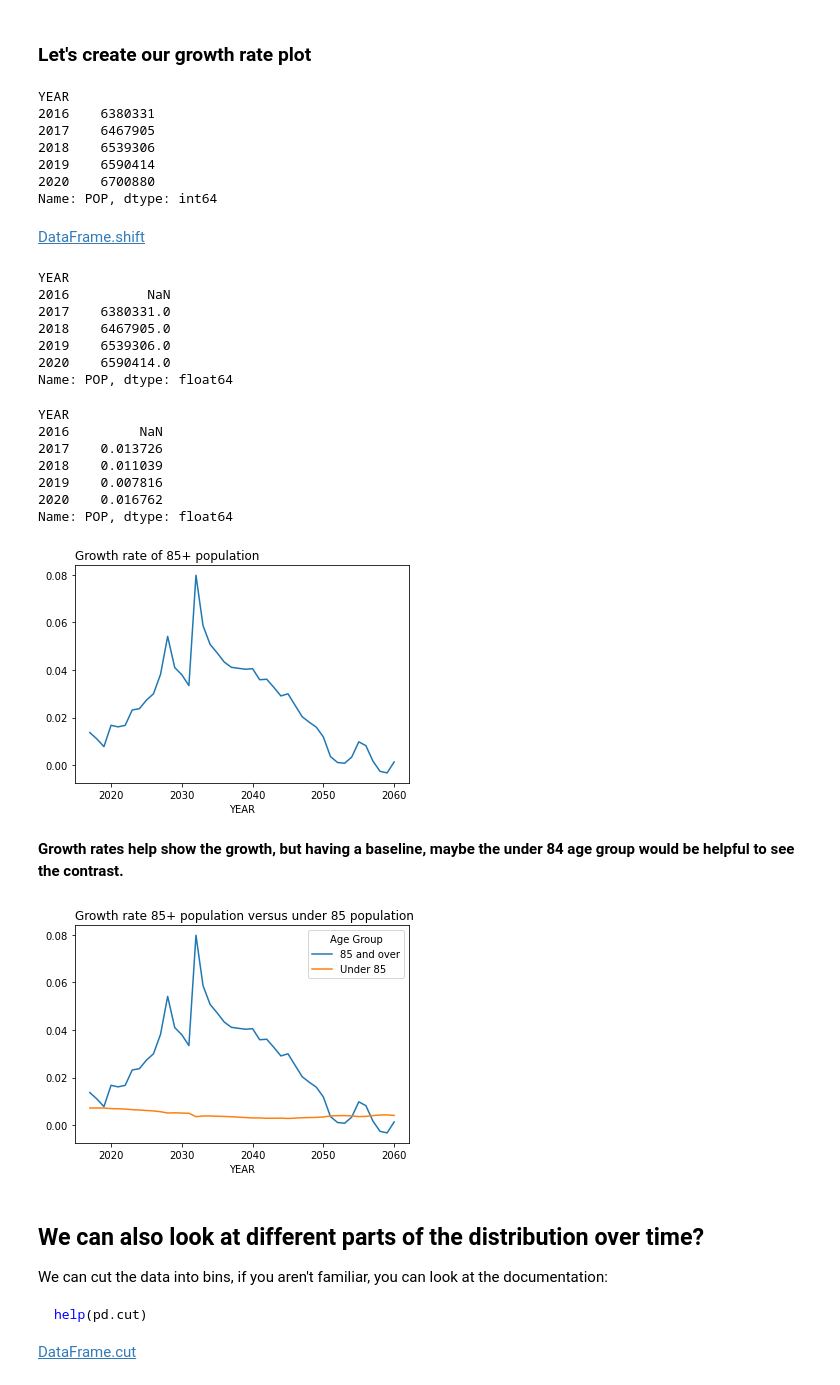
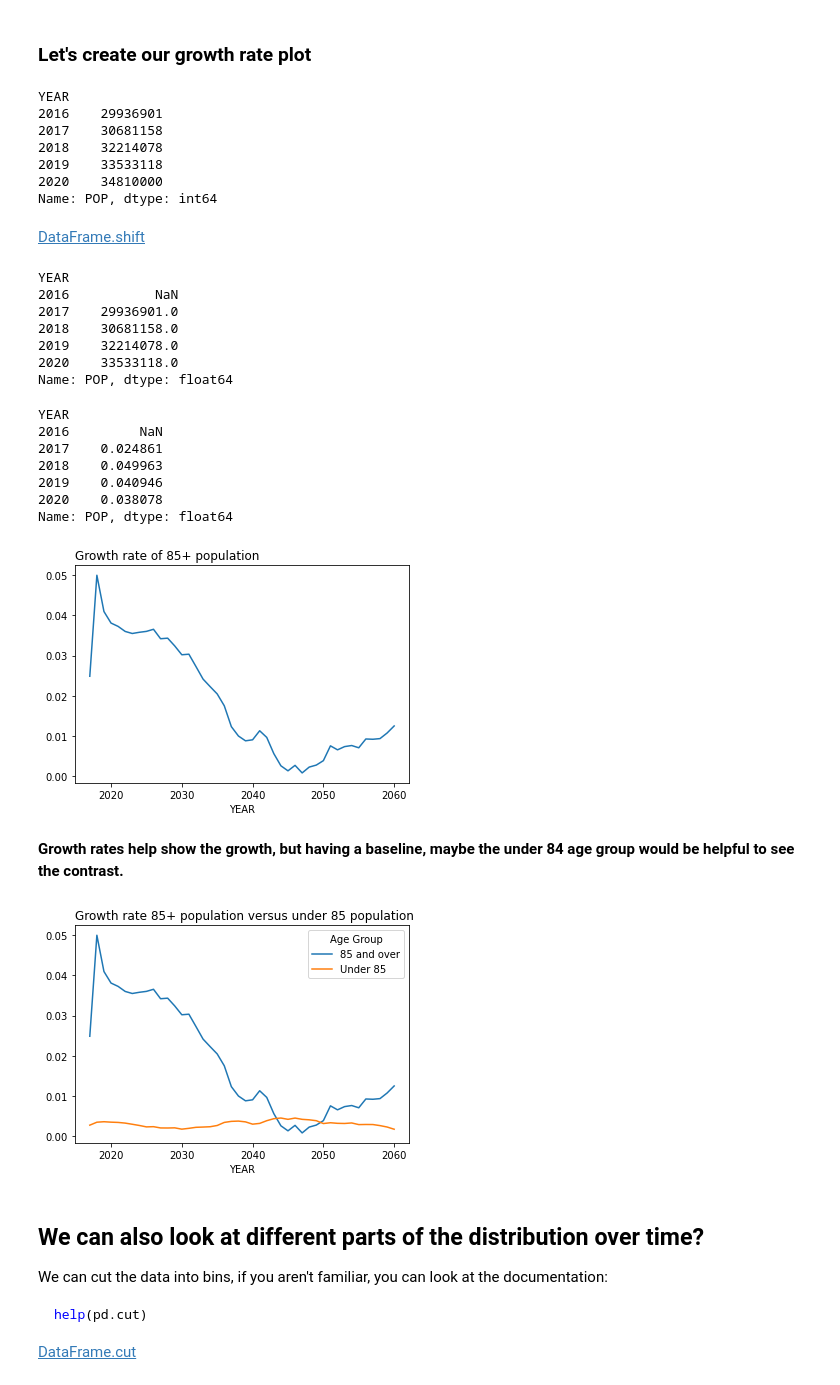
Before and after one commit to sribasanth123/DS602_Spring2023, a Jupyter notebook: week1/population-projections.ipynb, the cells around one changed output. Saved outputs shown, nothing was run; the diff lists cells and outputs as text; code cells hidden in the pictures.

```diff
--- a/week1/population-projections.ipynb
+++ b/week1/population-projections.ipynb
@@ -259,18 +240,18 @@ This shows that on average, the population is aging. The original plot seemed to
 ### Let's create our growth rate plot
 # %%
 pop85 = (
-    dfLong.query('AGE>84')
+    dfLong.query('AGE>70')
     .groupby('YEAR')['POP']
     .sum()
 )
 pop85.head()
 # %% [output]
 YEAR
-2016    6380331
-2017    6467905
-2018    6539306
-2019    6590414
-2020    6700880
+2016    29936901
+2017    30681158
+2018    32214078
+2019    33533118
+2020    34810000
 Name: POP, dtype: int64
 # %% [markdown]
 [DataFrame.shift](https://pandas.pydata.org/docs/reference/api/pandas.DataFrame.shift.html)
@@ -278,11 +259,11 @@ Name: POP, dtype: int64
 pop85.head().shift(1)
 # %% [output]
 YEAR
-2016          NaN
-2017    6380331.0
-2018    6467905.0
-2019    6539306.0
-2020    6590414.0
+2016           NaN
+2017    29936901.0
+2018    30681158.0
+2019    32214078.0
+2020    33533118.0
 Name: POP, dtype: float64
 # %%
 pop85Growth = ( pop85 / pop85.shift(1) ) - 1
@@ -290,10 +271,10 @@ pop85Growth.head()
 # %% [output]
 YEAR
 2016         NaN
-2017    0.013726
-2018    0.011039
-2019    0.007816
-2020    0.016762
+2017    0.024861
+2018    0.049963
+2019    0.040946
+2020    0.038078
 Name: POP, dtype: float64
 # %%
 pop85Growth.plot(kind='line')
@@ -301,24 +282,24 @@ pop85Growth.plot(kind='line')
 plt.title('Growth rate of 85+ population', loc='left')
 plt.show()
 # %% [output]
-[figure, old version]
+[figure, new version]
 # %% [markdown]
 __Growth rates help show the growth, but having a baseline, maybe the under 84 age group would be helpful to see the contrast.__
 # %%
 popU84 = (
-    dfLong.query('AGE<85')
+    dfLong.query('AGE<70')
     .groupby('YEAR')['POP'].sum()
 )
 
 popU84Growth = (popU84 / popU84.shift(1)) - 1
 
 pop85Growth.plot(kind='line')
 popU84Growth.plot(kind='line')
 plt.title('Growth rate 85+ population versus under 85 population', loc='left')
 plt.legend(['85 and over','Under 85'], title='Age Group')
 plt.show()
 # %% [output]
-[figure, old version]
+[figure, new version]
 # %% [markdown]
 ## We can also look at different parts of the distribution over time?
 We can cut the data into bins, if you aren't familiar, you can look at the documentation:
```
Also changed, not shown: parts of 5 cells of this notebook.
